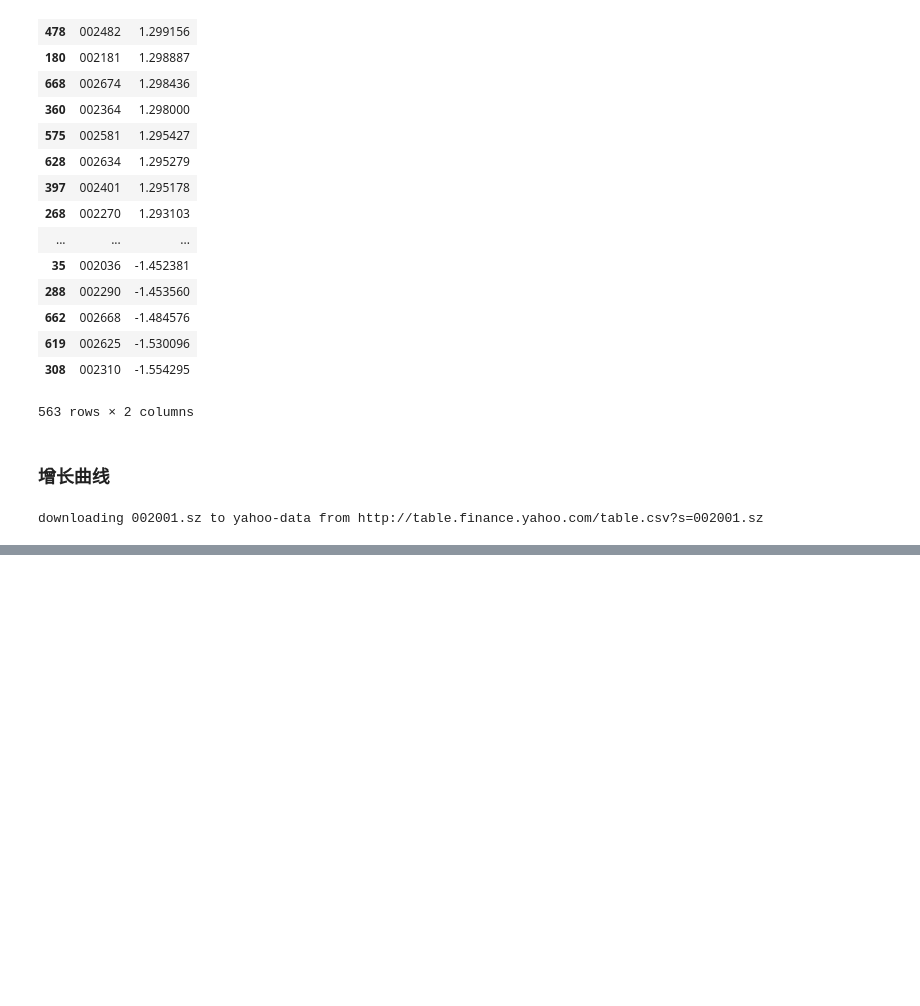
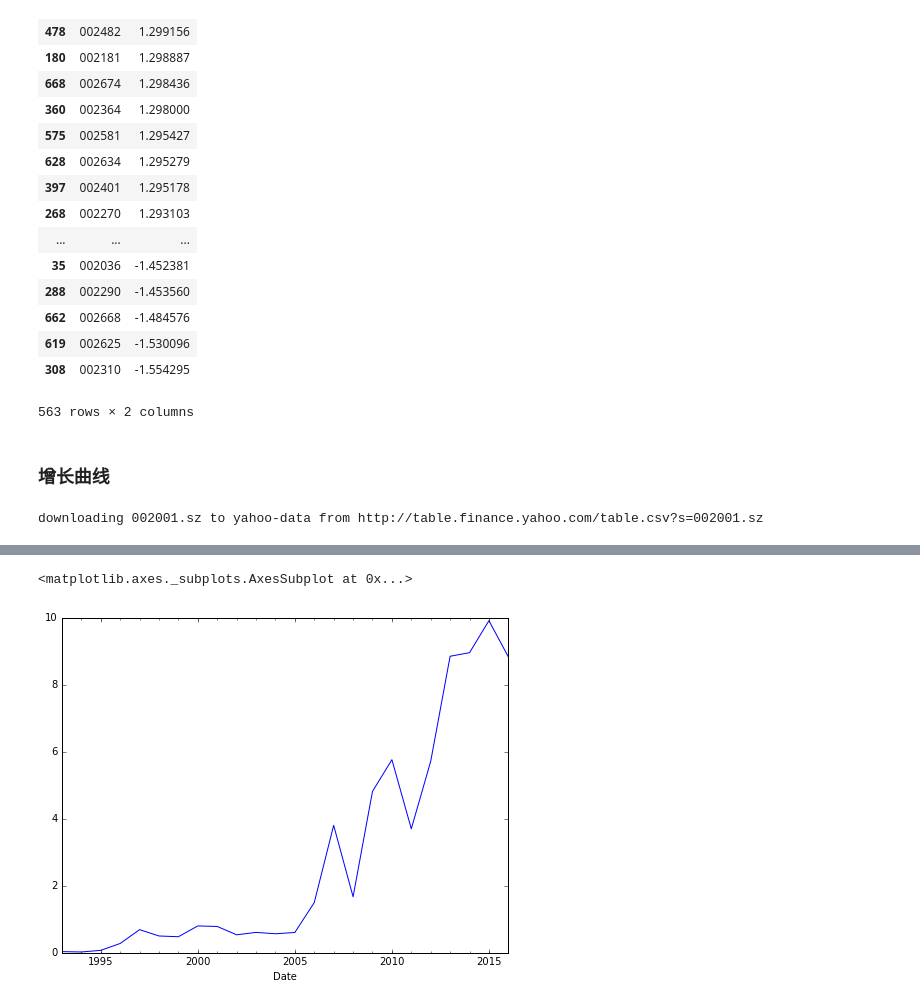
Before and after one commit to kamidox/stock-analysis, a Jupyter notebook: yahoo-stock.ipynb, the cells around one changed output, grey strips where cells are left out. Drawn from its saved outputs; the diff is of its cells as text; code cells hidden in the pictures; blank space fills up the shorter version.

```diff
--- a/yahoo-stock.ipynb
+++ b/yahoo-stock.ipynb
@@ -203,0 +217,3 @@ growth_per_year
+# %%
+price_in_years = price.to_period(freq='A').groupby(level=0).first()
+price_in_years
@@ -203,0 +238,5 @@ growth_per_year
+# %%
+price_in_years.plot(figsize=(8,6))
+# %% [output]
+<matplotlib.axes._subplots.AxesSubplot at 0x...>
+[figure, added]
```
Also changed, not shown: parts of 14 cells of this notebook.
